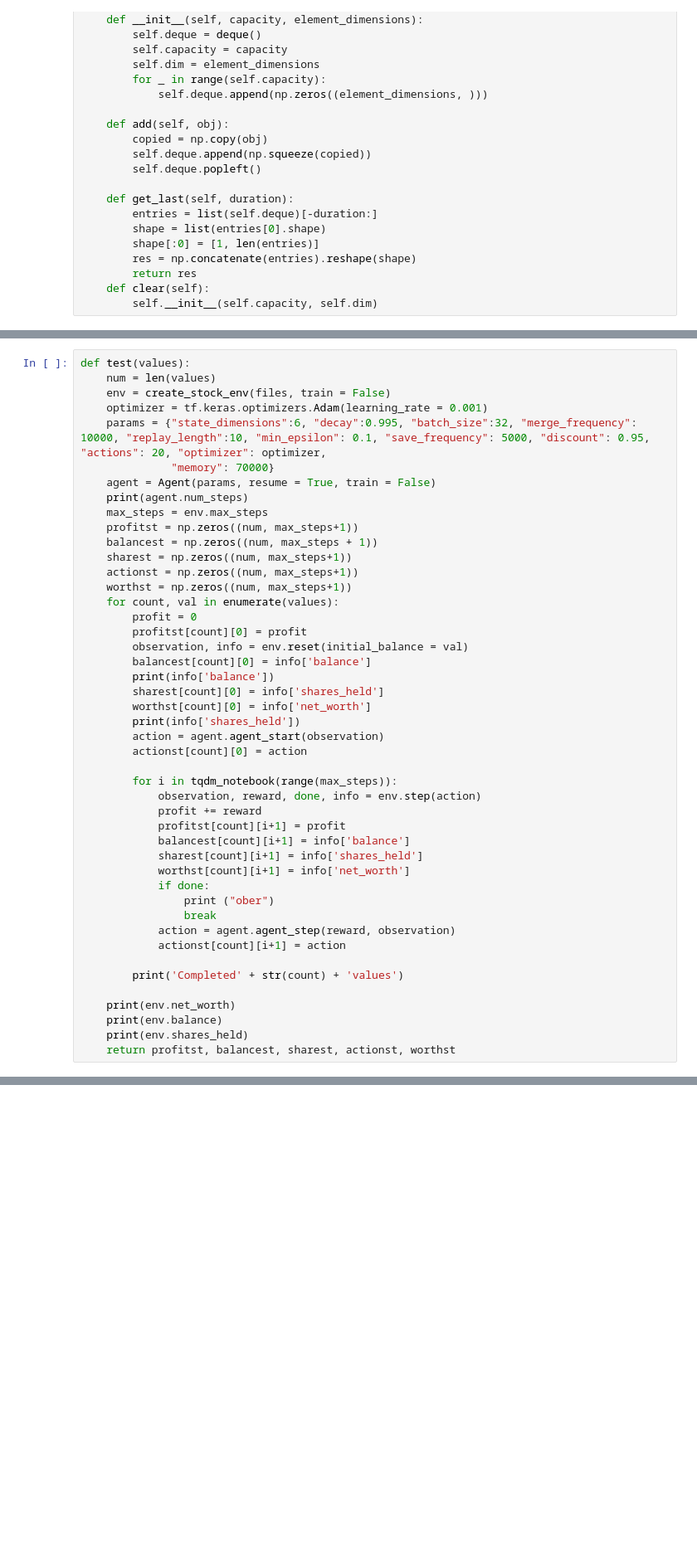
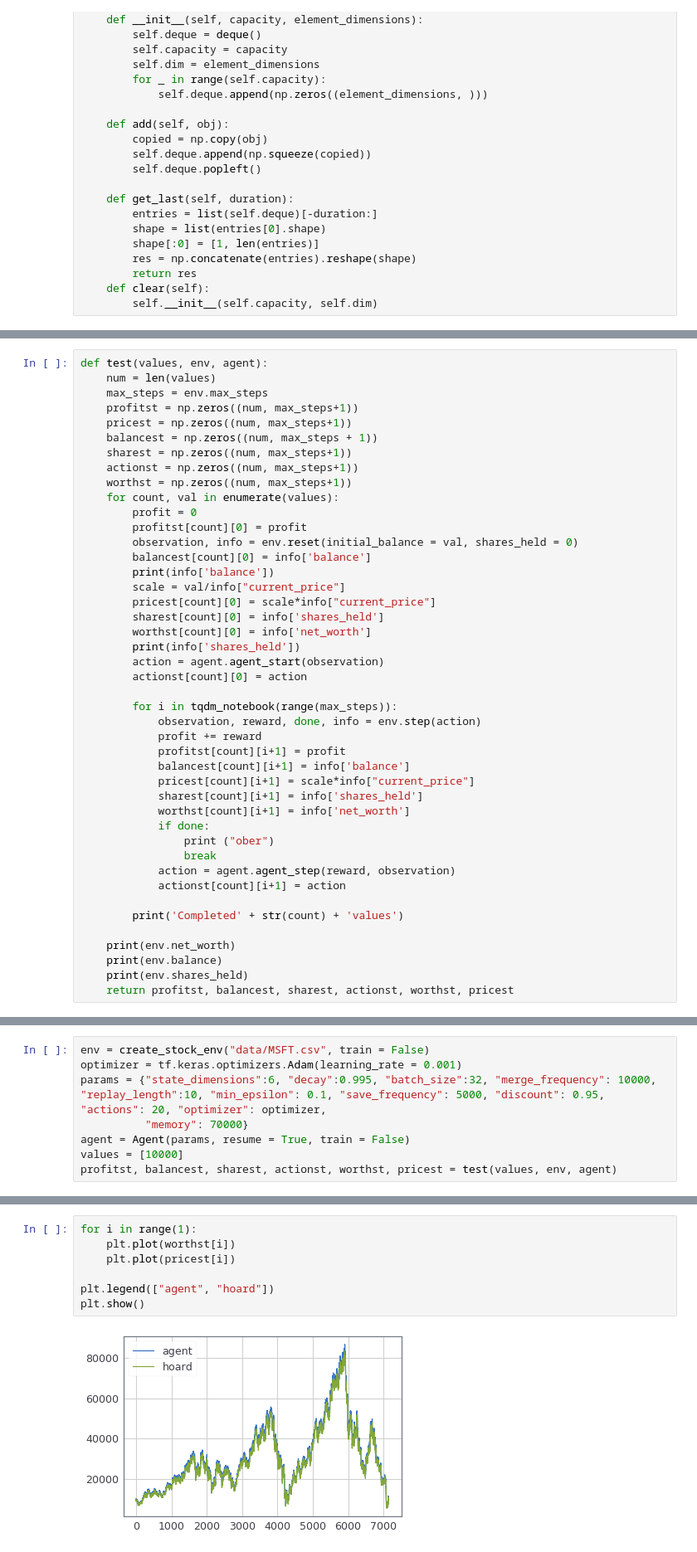
Before and after one commit to geekpradd/Reinforcement-Learning-Stock-Trader, a Jupyter notebook: Stock Final Codes and Results/Single Stock DRQN/drqn.ipynb, the cells around one changed output, grey strips where cells are left out. Shown at 83% size. Cells and saved outputs as stored; diff of their text form; blank space fills up the shorter version.

```diff
--- a/Stock Final Codes and Results/Single Stock DRQN/drqn.ipynb
+++ b/Stock Final Codes and Results/Single Stock DRQN/drqn.ipynb
@@ -390,14 +392,9 @@ plt.show()
 # %%
-def test(values):
+def test(values, env, agent):
     num = len(values)
-    env = create_stock_env(files, train = False)
-    optimizer = tf.keras.optimizers.Adam(learning_rate = 0.001)
-    params = {"state_dimensions":6, "decay":0.995, "batch_size":32, "merge_frequency": 10000, "replay_length":10, "min_epsilon": 0.1, "save_frequency": 5000, "discount": 0.95,  "actions": 20, "optimizer": optimizer,
-              "memory": 70000}
-    agent = Agent(params, resume = True, train = False)
-    print(agent.num_steps)
     max_steps = env.max_steps
     profitst = np.zeros((num, max_steps+1))
+    pricest = np.zeros((num, max_steps+1))
     balancest = np.zeros((num, max_steps + 1))
     sharest = np.zeros((num, max_steps+1))
     actionst = np.zeros((num, max_steps+1))
@@ -405,9 +402,11 @@ def test(values):
     for count, val in enumerate(values):
         profit = 0
         profitst[count][0] = profit
-        observation, info = env.reset(initial_balance = val)
+        observation, info = env.reset(initial_balance = val, shares_held = 0)
         balancest[count][0] = info['balance']
         print(info['balance'])
+        scale = val/info["current_price"]
+        pricest[count][0] = scale*info["current_price"]
         sharest[count][0] = info['shares_held']
         worthst[count][0] = info['net_worth']
         print(info['shares_held'])
@@ -419,6 +418,7 @@ def test(values):
             profit += reward
             profitst[count][i+1] = profit
             balancest[count][i+1] = info['balance']
+            pricest[count][i+1] = scale*info["current_price"]
             sharest[count][i+1] = info['shares_held']
             worthst[count][i+1] = info['net_worth']
             if done:
@@ -432,4 +432,4 @@ def test(values):
     print(env.net_worth)
     print(env.balance)
     print(env.shares_held)
-    return profitst, balancest, sharest, actionst, worthst
+    return profitst, balancest, sharest, actionst, worthst, pricest
@@ -438,0 +436,8 @@ profitst, balancest, sharest, actionst, worthst = test(values)
+# %%
+env = create_stock_env("data/MSFT.csv", train = False)
+optimizer = tf.keras.optimizers.Adam(learning_rate = 0.001)
+params = {"state_dimensions":6, "decay":0.995, "batch_size":32, "merge_frequency": 10000, "replay_length":10, "min_epsilon": 0.1, "save_frequency": 5000, "discount": 0.95,  "actions": 20, "optimizer": optimizer,
+          "memory": 70000}
+agent = Agent(params, resume = True, train = False)
+values = [10000]
+profitst, balancest, sharest, actionst, worthst, pricest = test(values, env, agent)
@@ -438,0 +453,9 @@ profitst, balancest, sharest, actionst, worthst = test(values)
+# %%
+for i in range(1):
+    plt.plot(worthst[i])
+    plt.plot(pricest[i])
+
+plt.legend(["agent", "hoard"])
+plt.show()
+# %% [output]
+[figure, added]
```
Also changed, not shown: parts of 8 cells of this notebook, 2 other files.
